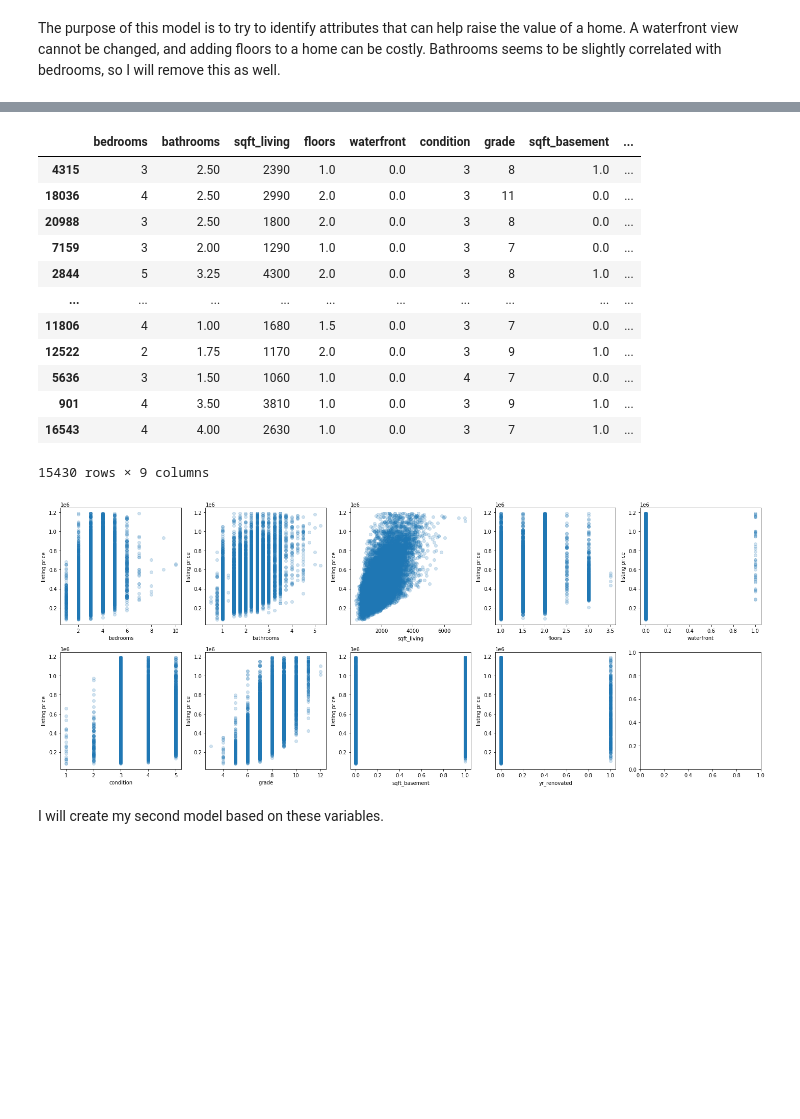
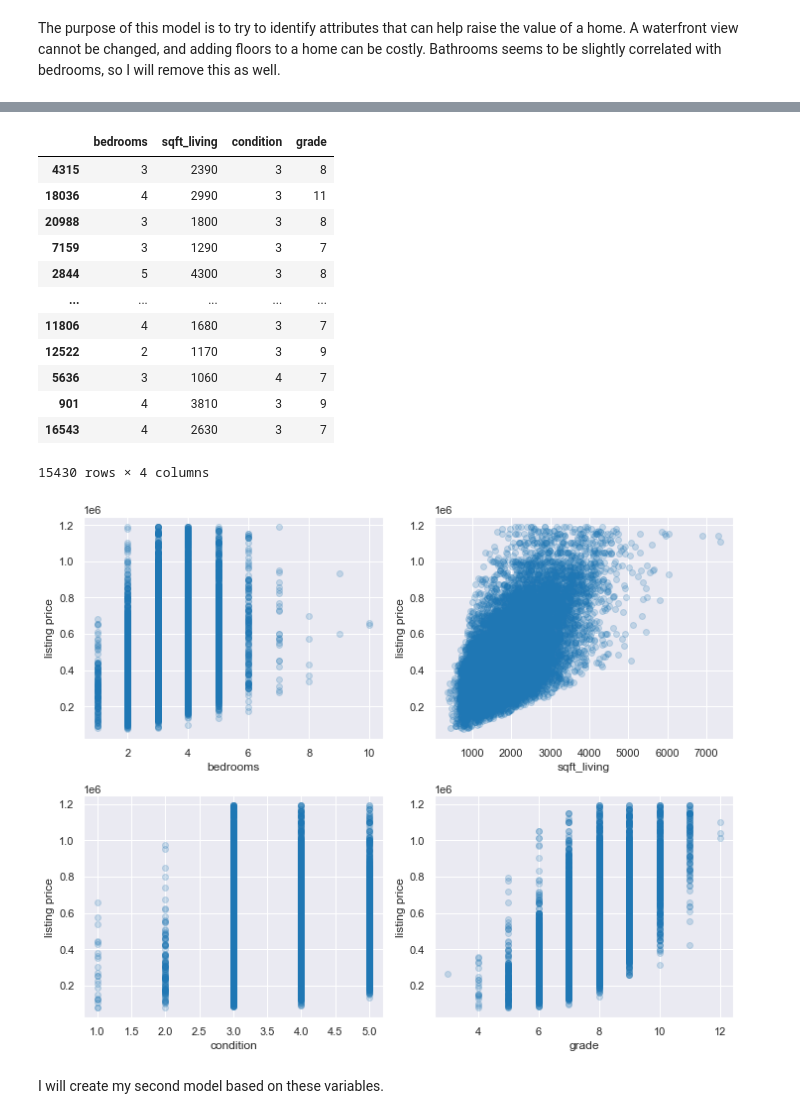
Before and after one commit to justingrisanti/dsc-phase-2-project, a Jupyter notebook: student.ipynb, the cells around one changed output, grey strips where cells are left out. Drawn from its saved outputs; the diff is of its cells as text; code cells hidden in the pictures; blank space fills up the shorter version.

```diff
--- a/student.ipynb
+++ b/student.ipynb
@@ -387,5 +427,3 @@ Data columns (total 20 columns):
  19  sqft_lot15     15430 non-null  int64
 dtypes: float64(8), int64(11), object(1)
 memory usage: 2.5+ MB
-# %%
-x_train['sqft_basement'] = x_train['sqft_basement'].replace('?', None)
@@ -730,6 +736,8 @@ y_kc = kc_house["price"]
 import seaborn as sns
 import numpy as np
 
+sns.set_context('poster')
+sns.set_style("darkgrid")
 # Create a df with the target as the first column,
 # then compute the correlation matrix
 heatmap_data = pd.concat([y_train, x_train], axis=1)
@@ -754,6 +762,9 @@ sns.heatmap(
     cbar_kws={"label": "Correlation", "orientation": "horizontal", "pad": .2, "extend": "both"}
 )
 
+
 # Customize the plot appearance
 ax.set_title("Heatmap of Correlation Between Attributes (Including Target)");
+fig.set_facecolor('white')
+plt.savefig('Visualizations/heatmap.png', bbox_inches = 'tight')
 # %% [output]
@@ -796,8 +811,9 @@ x_train = x_train.drop(['sqft_above','sqft_living15','sqft_lot','sqft_lot15'], a
 # %% [markdown]
 Now that multicollinearity has been dealt with, let's take a deeper look into our two variables that are most important.
 # %%
+# Plotting Grade against price
+sns.set_context('notebook')
 fig, ax = plt.subplots()
-
 ax.scatter(x_train[most_correlated], y_train, alpha=0.5)
 ax.set_xlabel(most_correlated)
 ax.set_ylabel("Price")
@@ -885,32 +909,38 @@ x_train_numeric = x_train
+# %%
+# Drop variables based on opinion
+
+x_train_numeric = x_train.drop(['sqft_basement','yr_renovated','floors','waterfront','bathrooms'], axis=1)
 # %%
 x_train_numeric
 # %% [output]
-|  | bedrooms | bathrooms | sqft_living | floors | waterfront | condition | grade | sqft_basement | ... |
-| 4315 | 3 | 2.50 | 2390 | 1.0 | 0.0 | 3 | 8 | 1.0 | ... |
-| 18036 | 4 | 2.50 | 2990 | 2.0 | 0.0 | 3 | 11 | 0.0 | ... |
-| 20988 | 3 | 2.50 | 1800 | 2.0 | 0.0 | 3 | 8 | 0.0 | ... |
-| 7159 | 3 | 2.00 | 1290 | 1.0 | 0.0 | 3 | 7 | 0.0 | ... |
-| 2844 | 5 | 3.25 | 4300 | 2.0 | 0.0 | 3 | 8 | 1.0 | ... |
-| ... | ... | ... | ... | ... | ... | ... | ... | ... | ... |
-| 11806 | 4 | 1.00 | 1680 | 1.5 | 0.0 | 3 | 7 | 0.0 | ... |
-| 12522 | 2 | 1.75 | 1170 | 2.0 | 0.0 | 3 | 9 | 1.0 | ... |
-| 5636 | 3 | 1.50 | 1060 | 1.0 | 0.0 | 4 | 7 | 0.0 | ... |
-| 901 | 4 | 3.50 | 3810 | 1.0 | 0.0 | 3 | 9 | 1.0 | ... |
-| 16543 | 4 | 4.00 | 2630 | 1.0 | 0.0 | 3 | 7 | 1.0 | ... |
+|  | bedrooms | sqft_living | condition | grade |
+| 4315 | 3 | 2390 | 3 | 8 |
+| 18036 | 4 | 2990 | 3 | 11 |
+| 20988 | 3 | 1800 | 3 | 8 |
+| 7159 | 3 | 1290 | 3 | 7 |
+| 2844 | 5 | 4300 | 3 | 8 |
+| ... | ... | ... | ... | ... |
+| 11806 | 4 | 1680 | 3 | 7 |
+| 12522 | 2 | 1170 | 3 | 9 |
+| 5636 | 3 | 1060 | 4 | 7 |
+| 901 | 4 | 3810 | 3 | 9 |
+| 16543 | 4 | 2630 | 3 | 7 |
-15430 rows × 9 columns
+15430 rows × 4 columns
 # %%
+# Plot data to for context
+
 scatterplot_data = x_train_numeric
 
-fig, axes = plt.subplots(ncols=5, nrows=2, figsize=(20, 8))
+fig, axes = plt.subplots(ncols=2, nrows=2, figsize=(10, 8))
 fig.set_tight_layout(True)
 
 for index, col in enumerate(scatterplot_data.columns):
-    ax = axes[index//5][index%5]
+    ax = axes[index//2][index%2]
     ax.scatter(x_train_numeric[col], y_train, alpha=0.2)
     ax.set_xlabel(col)
     ax.set_ylabel("listing price")
 # %% [output]
-[figure, old version]
+[figure, new version]
 # %% [markdown]
 I will create my second model based on these variables.
 # %%
```
Also changed, not shown: parts of 78 cells of this notebook, 10 other files.
